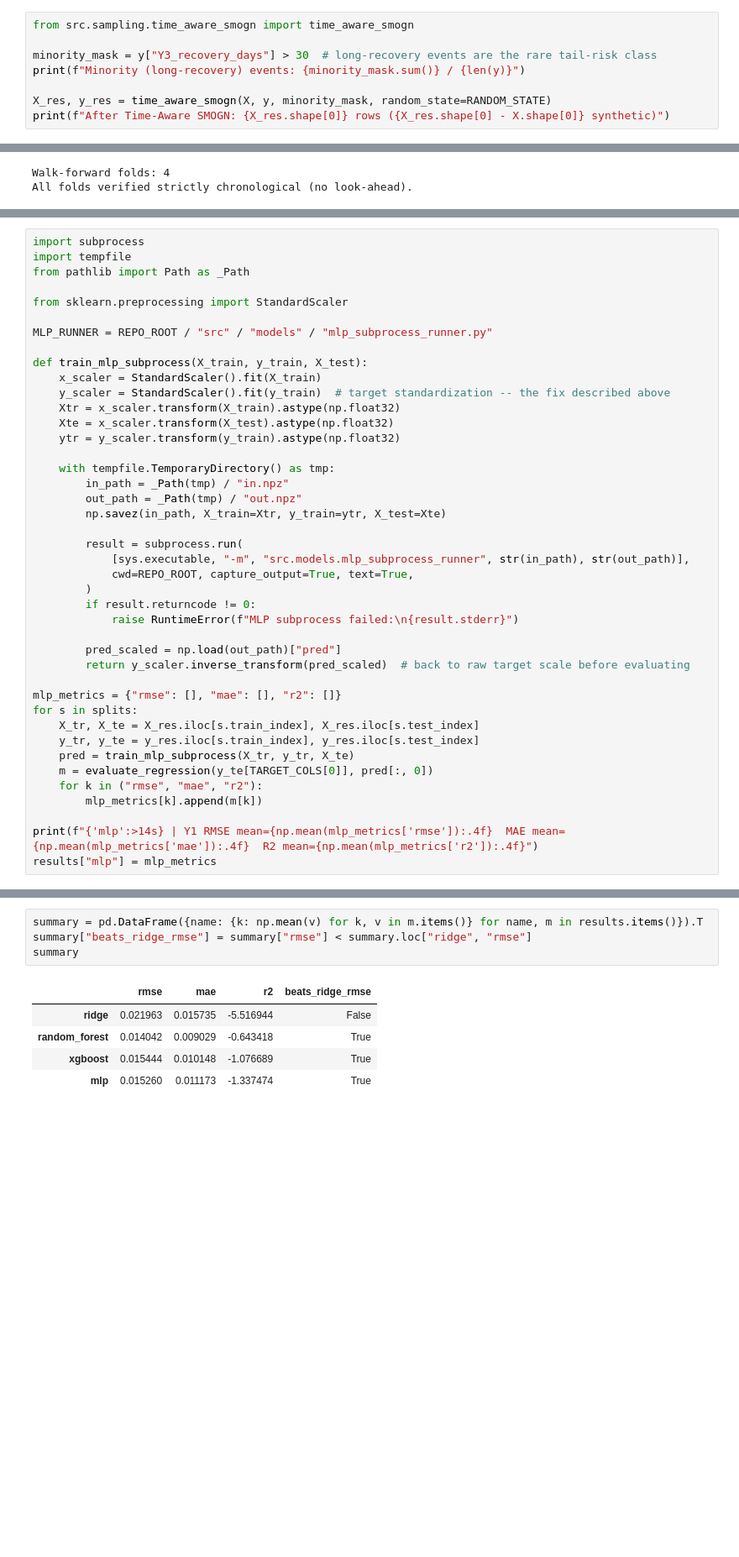
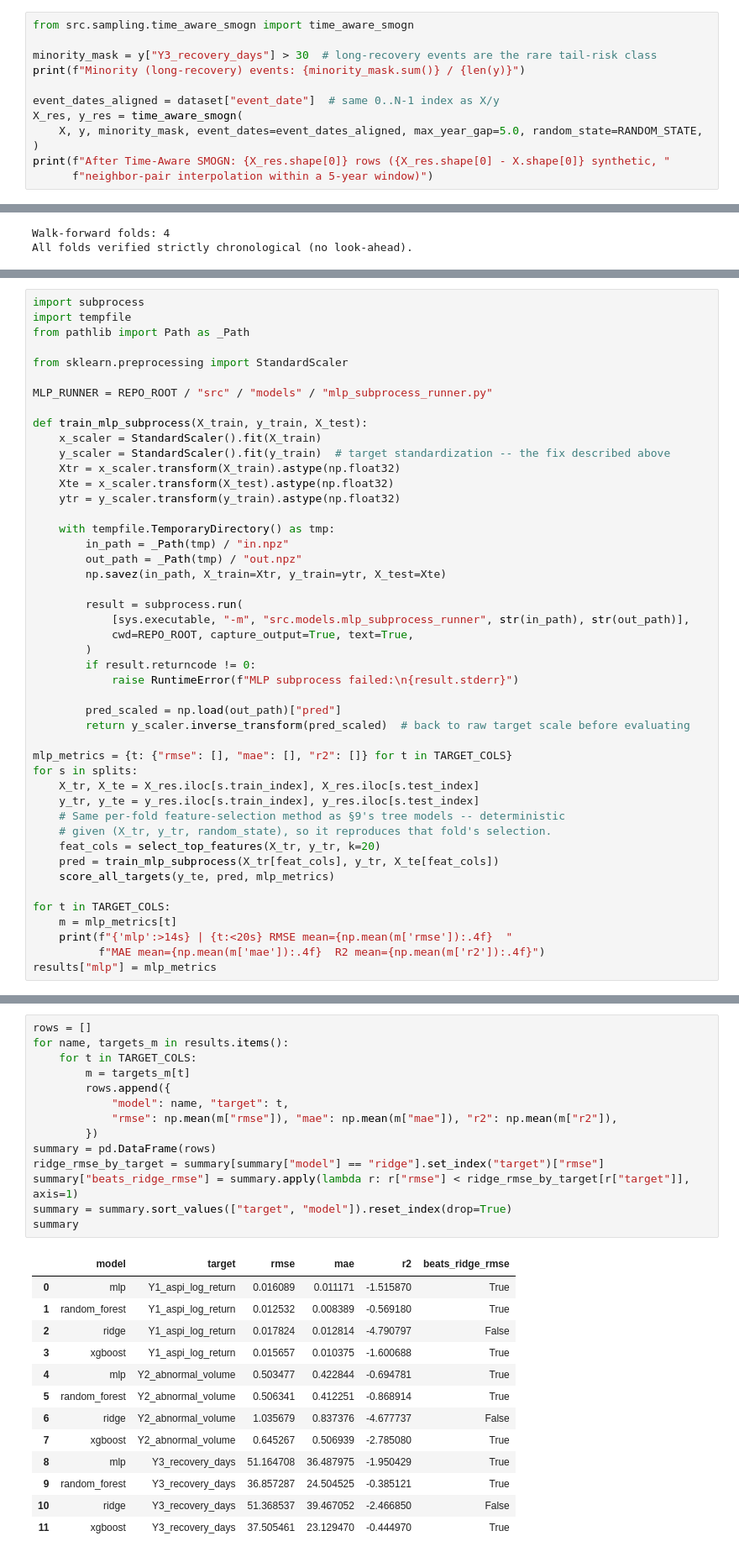
Before and after one commit to Hashan-Samarakkody/CSE-disaster-impact-predictor, a Jupyter notebook: disaster_finance_predictor/notebooks/CSE_Disaster_Impact_Pipeline.ipynb, the cells around one changed output, grey strips where cells are left out. Shown at 84% size. Cells and saved outputs as stored; diff of their text form; blank space fills up the shorter version.

Commit message:
fine-tune model

```diff
--- a/disaster_finance_predictor/notebooks/CSE_Disaster_Impact_Pipeline.ipynb
+++ b/disaster_finance_predictor/notebooks/CSE_Disaster_Impact_Pipeline.ipynb
@@ -378,7 +407,11 @@ from src.sampling.time_aware_smogn import time_aware_smogn
 minority_mask = y["Y3_recovery_days"] > 30  # long-recovery events are the rare tail-risk class
 print(f"Minority (long-recovery) events: {minority_mask.sum()} / {len(y)}")
 
-X_res, y_res = time_aware_smogn(X, y, minority_mask, random_state=RANDOM_STATE)
-print(f"After Time-Aware SMOGN: {X_res.shape[0]} rows ({X_res.shape[0] - X.shape[0]} synthetic)")
+event_dates_aligned = dataset["event_date"]  # same 0..N-1 index as X/y
+X_res, y_res = time_aware_smogn(
+    X, y, minority_mask, event_dates=event_dates_aligned, max_year_gap=5.0, random_state=RANDOM_STATE,
+)
+print(f"After Time-Aware SMOGN: {X_res.shape[0]} rows ({X_res.shape[0] - X.shape[0]} synthetic, "
+      f"neighbor-pair interpolation within a 5-year window)")
 # %% [output]
 Minority (long-recovery) events: 10 / 64
@@ -495,15 +603,19 @@ def train_mlp_subprocess(X_train, y_train, X_test):
         pred_scaled = np.load(out_path)["pred"]
         return y_scaler.inverse_transform(pred_scaled)  # back to raw target scale before evaluating
 
-mlp_metrics = {"rmse": [], "mae": [], "r2": []}
+mlp_metrics = {t: {"rmse": [], "mae": [], "r2": []} for t in TARGET_COLS}
 for s in splits:
     X_tr, X_te = X_res.iloc[s.train_index], X_res.iloc[s.test_index]
     y_tr, y_te = y_res.iloc[s.train_index], y_res.iloc[s.test_index]
-    pred = train_mlp_subprocess(X_tr, y_tr, X_te)
-    m = evaluate_regression(y_te[TARGET_COLS[0]], pred[:, 0])
-    for k in ("rmse", "mae", "r2"):
-        mlp_metrics[k].append(m[k])
+    # Same per-fold feature-selection method as §9's tree models -- deterministic
+    # given (X_tr, y_tr, random_state), so it reproduces that fold's selection.
+    feat_cols = select_top_features(X_tr, y_tr, k=20)
+    pred = train_mlp_subprocess(X_tr[feat_cols], y_tr, X_te[feat_cols])
+    score_all_targets(y_te, pred, mlp_metrics)
 
-print(f"{'mlp':>14s} | Y1 RMSE mean={np.mean(mlp_metrics['rmse']):.4f}  MAE mean={np.mean(mlp_metrics['mae']):.4f}  R2 mean={np.mean(mlp_metrics['r2']):.4f}")
+for t in TARGET_COLS:
+    m = mlp_metrics[t]
+    print(f"{'mlp':>14s} | {t:<20s} RMSE mean={np.mean(m['rmse']):.4f}  "
+          f"MAE mean={np.mean(m['mae']):.4f}  R2 mean={np.mean(m['r2']):.4f}")
 results["mlp"] = mlp_metrics
 # %% [output]
@@ -515,13 +629,31 @@ Thesis H1 (§3.1.2): *Random Forest / MLP can effectively forecast the targets,
 # %%
-summary = pd.DataFrame({name: {k: np.mean(v) for k, v in m.items()} for name, m in results.items()}).T
-summary["beats_ridge_rmse"] = summary["rmse"] < summary.loc["ridge", "rmse"]
+rows = []
+for name, targets_m in results.items():
+    for t in TARGET_COLS:
+        m = targets_m[t]
+        rows.append({
+            "model": name, "target": t,
+            "rmse": np.mean(m["rmse"]), "mae": np.mean(m["mae"]), "r2": np.mean(m["r2"]),
+        })
+summary = pd.DataFrame(rows)
+ridge_rmse_by_target = summary[summary["model"] == "ridge"].set_index("target")["rmse"]
+summary["beats_ridge_rmse"] = summary.apply(lambda r: r["rmse"] < ridge_rmse_by_target[r["target"]], axis=1)
+summary = summary.sort_values(["target", "model"]).reset_index(drop=True)
 summary
 # %% [output]
-|  | rmse | mae | r2 | beats_ridge_rmse |
-| ridge | 0.021963 | 0.015735 | -5.516944 | False |
-| random_forest | 0.014042 | 0.009029 | -0.643418 | True |
-| xgboost | 0.015444 | 0.010148 | -1.076689 | True |
-| mlp | 0.015260 | 0.011173 | -1.337474 | True |
+|  | model | target | rmse | mae | r2 | beats_ridge_rmse |
+| 0 | mlp | Y1_aspi_log_return | 0.016089 | 0.011171 | -1.515870 | True |
+| 1 | random_forest | Y1_aspi_log_return | 0.012532 | 0.008389 | -0.569180 | True |
+| 2 | ridge | Y1_aspi_log_return | 0.017824 | 0.012814 | -4.790797 | False |
+| 3 | xgboost | Y1_aspi_log_return | 0.015657 | 0.010375 | -1.600688 | True |
+| 4 | mlp | Y2_abnormal_volume | 0.503477 | 0.422844 | -0.694781 | True |
+| 5 | random_forest | Y2_abnormal_volume | 0.506341 | 0.412251 | -0.868914 | True |
+| 6 | ridge | Y2_abnormal_volume | 1.035679 | 0.837376 | -4.677737 | False |
+| 7 | xgboost | Y2_abnormal_volume | 0.645267 | 0.506939 | -2.785080 | True |
+| 8 | mlp | Y3_recovery_days | 51.164708 | 36.487975 | -1.950429 | True |
+| 9 | random_forest | Y3_recovery_days | 36.857287 | 24.504525 | -0.385121 | True |
+| 10 | ridge | Y3_recovery_days | 51.368537 | 39.467052 | -2.466850 | False |
+| 11 | xgboost | Y3_recovery_days | 37.505461 | 23.129470 | -0.444970 | True |
 # %% [markdown]
 **RMSE is prioritized over MAE/R² as the primary metric** (thesis §3.8.1): it squares errors, disproportionately penalizing the large misses that matter most in disaster finance — under-predicting a 15% crash as a 2% dip is a materially worse failure than the squared-error metric alone even conveys, but RMSE weights it more than MAE does either way.
 
```
Also changed, not shown: parts of 16 cells of this notebook, 2 other files.
